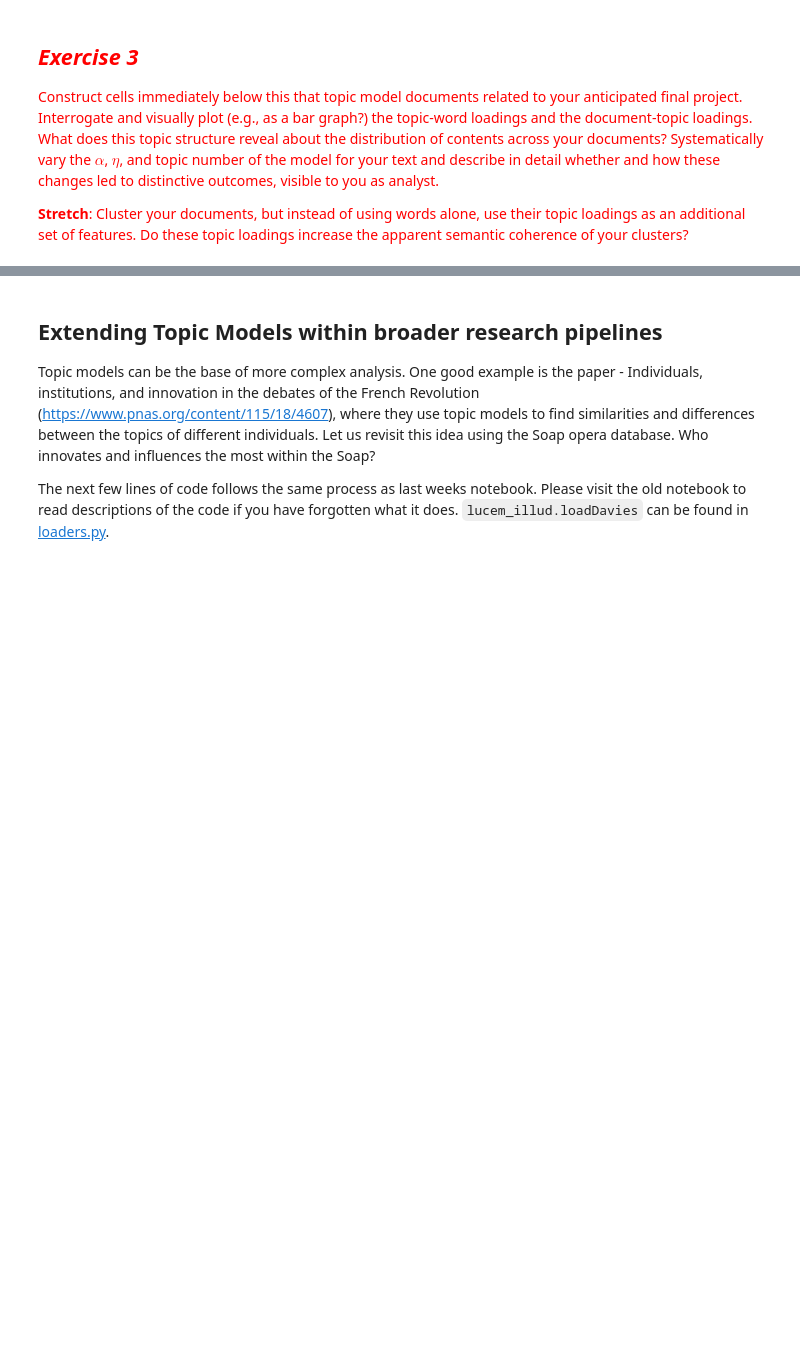
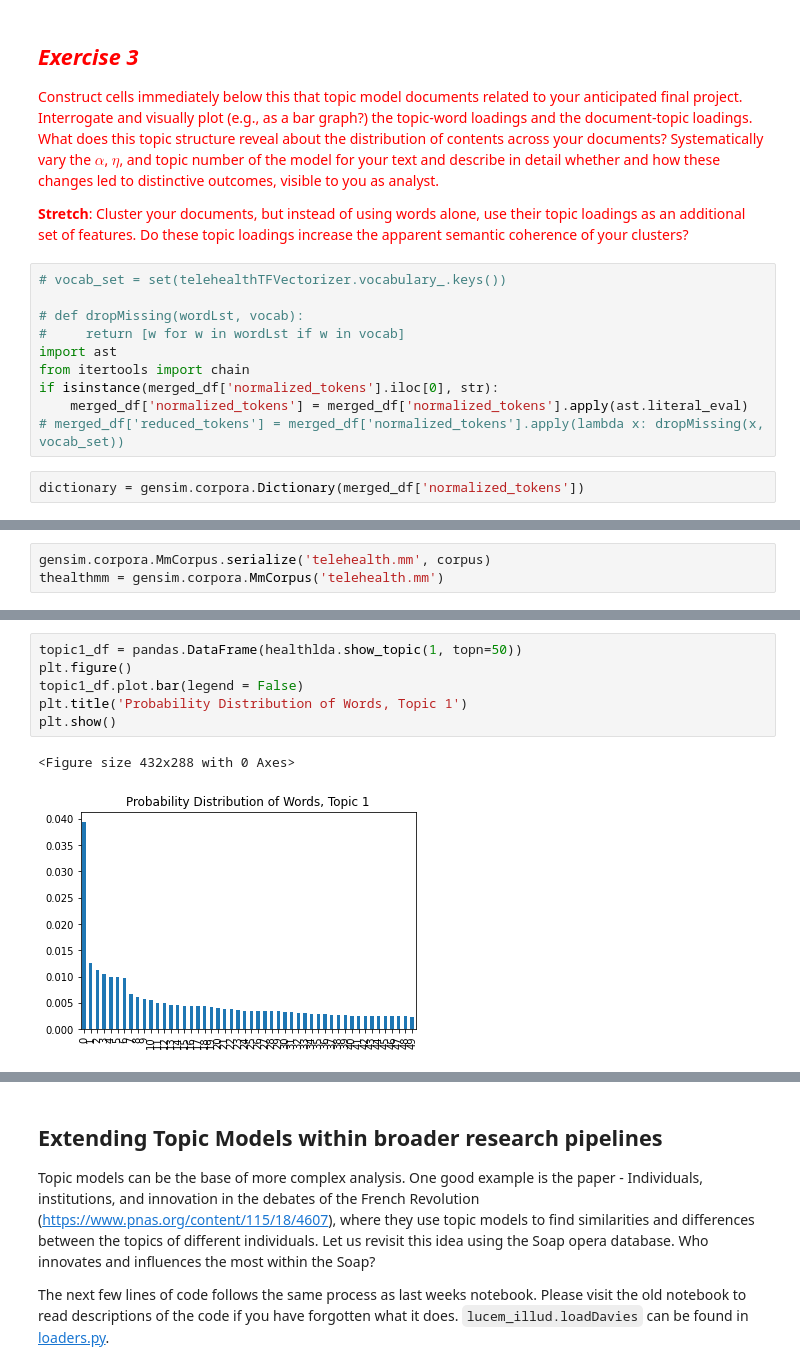
Before and after one commit to floriatea/CCA_NLP, a Jupyter notebook: Homework-Notebooks-2023/week-3/3-Topic-Modeling-and-Clustering.ipynb, the cells around one changed output, grey strips where cells are left out. Cells and saved outputs as stored; diff of their text form; blank space fills up the shorter version.

```diff
--- a/Homework-Notebooks-2023/week-3/3-Topic-Modeling-and-Clustering.ipynb
+++ b/Homework-Notebooks-2023/week-3/3-Topic-Modeling-and-Clustering.ipynb
@@ -1368,3 +1469,15 @@ This [HDP tutorial](https://towardsdatascience.com/dont-be-afraid-of-nonparametr
 <font color="red">Construct cells immediately below this that topic model documents related to your anticipated final project. Interrogate and visually plot (e.g., as a bar graph?) the topic-word loadings and the document-topic loadings. What does this topic structure reveal about the distribution of contents across your documents? Systematically vary the $\alpha$, $\eta$, and topic number of the model for your text and describe in detail whether and how these changes led to distinctive outcomes, visible to you as analyst.
 
 <font color="red">**Stretch**: Cluster your documents, but instead of using words alone, use their topic loadings as an additional set of features. Do these topic loadings increase the apparent semantic coherence of your clusters?</font>
+# %%
+# vocab_set = set(telehealthTFVectorizer.vocabulary_.keys())
+
+# def dropMissing(wordLst, vocab):
+#     return [w for w in wordLst if w in vocab]
+import ast
+from itertools import chain
+if isinstance(merged_df['normalized_tokens'].iloc[0], str):
+    merged_df['normalized_tokens'] = merged_df['normalized_tokens'].apply(ast.literal_eval)
+# merged_df['reduced_tokens'] = merged_df['normalized_tokens'].apply(lambda x: dropMissing(x, vocab_set))
+# %%
+dictionary = gensim.corpora.Dictionary(merged_df['normalized_tokens'])
@@ -1370,0 +1486,3 @@ This [HDP tutorial](https://towardsdatascience.com/dont-be-afraid-of-nonparametr
+# %%
+gensim.corpora.MmCorpus.serialize('telehealth.mm', corpus)
+thealthmm = gensim.corpora.MmCorpus('telehealth.mm')
@@ -1370,0 +1679,9 @@ This [HDP tutorial](https://towardsdatascience.com/dont-be-afraid-of-nonparametr
+# %%
+topic1_df = pandas.DataFrame(healthlda.show_topic(1, topn=50))
+plt.figure()
+topic1_df.plot.bar(legend = False)
+plt.title('Probability Distribution of Words, Topic 1')
+plt.show()
+# %% [output]
+<Figure size 432x288 with 0 Axes>
+[figure, added]
```
Also changed, not shown: parts of 32 cells of this notebook.
